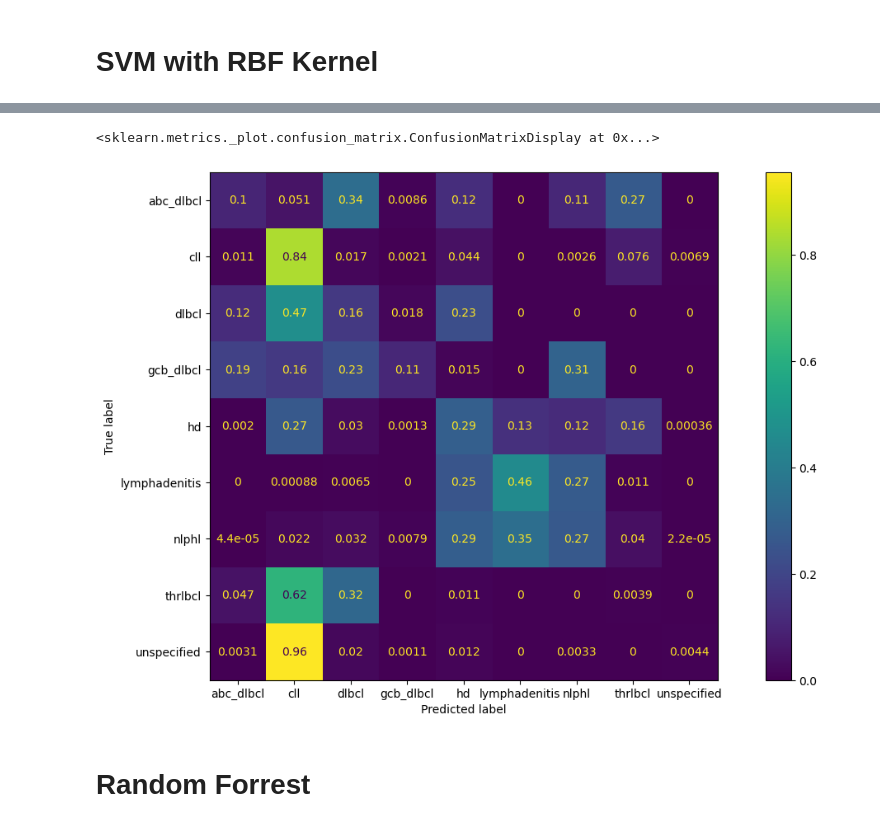
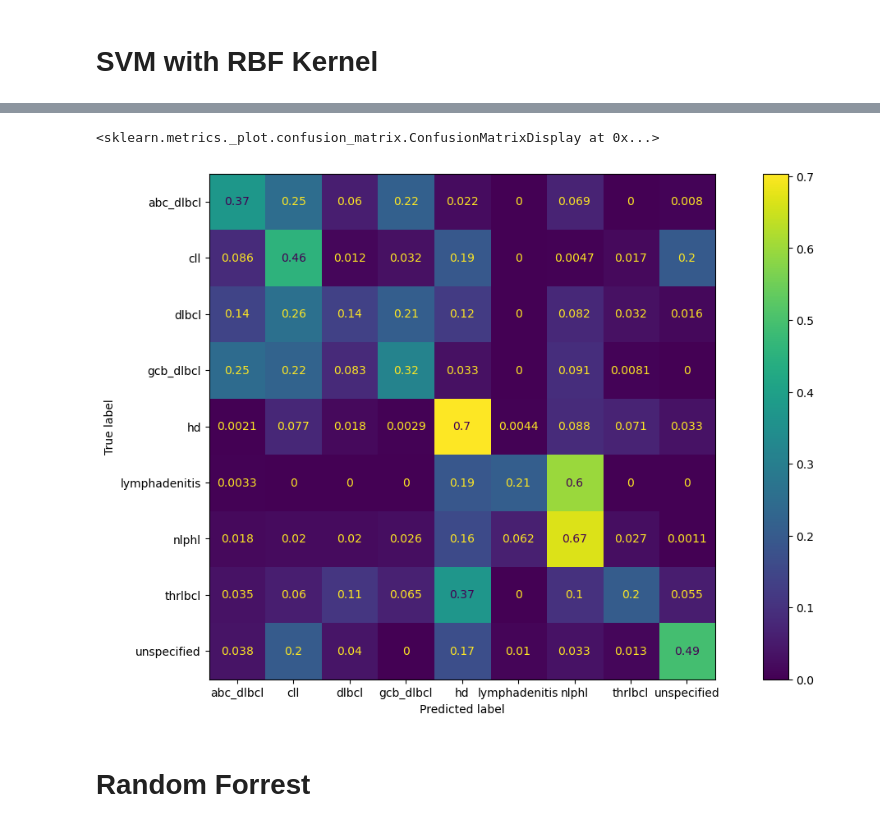
Before and after one commit to paulovic96/immusign, a Jupyter notebook: immusign_data_analysis.ipynb, the cells around one changed output, grey strips where cells are left out. Drawn from its saved outputs; the diff is of its cells as text; code cells hidden in the pictures.

Commit message:
further cleaned analysis and comparison betwenn standard models

```diff
--- a/immusign_data_analysis.ipynb
+++ b/immusign_data_analysis.ipynb
@@ -569,2 +717,0 @@ feature_importance.plot(x='Feature', y='Importance', kind='barh', figsize=(10, 6
-# %%
-y_pred = model_reg.predict(X_test.iloc[:,3:])
@@ -593,5 +717,0 @@ from sklearn.metrics import confusion_matrix, ConfusionMatrixDisplay
-# %%
-cm = confusion_matrix(y_test, y_pred, normalize="true")
-fig, ax = plt.subplots(figsize = (15,8))
-disp = ConfusionMatrixDisplay(confusion_matrix=cm,display_labels=labels)
-disp.plot(ax=ax)
@@ -603,6 +720,24 @@ disp.plot(ax=ax)
 # %%
 from sklearn.svm import SVC
 # %%
-model_svm = SVC(kernel='rbf', max_iter=500)
-model_svm.fit(X_train.iloc[:,5:], y_train)
+fold_preds_svm = []
+shap_values_svm = []
+for i, X_train in enumerate(tqdm(X_train_folds)):
+    y_train = y_train_folds[i]
+    X_test = X_test_folds[i]
+    y_test = y_test_folds[i]
+
+    X_train, y_train = sampler.fit_resample(X_train.iloc[:,6:], y_train)
+
+    model_svm_i = SVC(kernel='rbf', max_iter=500)
+    model_svm_i.fit(X_train, y_train)
+
+    y_pred = model_svm_i.predict(X_test.iloc[:,6:])
+    fold_preds_svm.append(y_pred)
+
+    # Fits the explainer
+    #explainer = shap.Explainer(model_svm_i.predict, X_test.iloc[:,6:])
+    # Calculates the SHAP values - It takes some time
+    #shap_values = explainer(X_test.iloc[:,6:])
+    #shap_values_svm.append(shap_values)
 # %% [output]
@@ -610,2 +749,7 @@ SVC(max_iter=500)
 # %%
-y_pred = model_svm.predict(X_test.iloc[:,5:])
+classification_reports_svm = []
+for i, y_pred in enumerate(tqdm(fold_preds_svm)):
+    classification_reports_svm.append(classification_report(y_test_folds[i], y_pred, target_names=np.asarray(labels),output_dict=True))
+
+average_classification_report_svm = utils.get_averaged_classification_report(classification_reports_svm)
+print(average_classification_report_svm)
@@ -630,11 +772,16 @@ lymphadenitis       0.10      0.46      0.17     13595
 # %%
-cm = confusion_matrix(y_test, y_pred, normalize='true')
+cms = []
+for i, y_pred in enumerate(tqdm(fold_preds_svm)):
+    cm = confusion_matrix(y_test_folds[i], y_pred, normalize="true") # normalize over true values
+    cms.append(cm)
+cms = np.asarray(cms)
+
 fig, ax = plt.subplots(figsize = (15,8))
-disp = ConfusionMatrixDisplay(confusion_matrix=cm,display_labels=labels)
+disp = ConfusionMatrixDisplay(confusion_matrix=np.mean(cms,axis=0),display_labels=labels)
 disp.plot(ax=ax)
 # %% [output]
 <sklearn.metrics._plot.confusion_matrix.ConfusionMatrixDisplay at 0x...>
-[figure, old version]
+[figure, new version]
 # %% [markdown]
 # Random Forrest
 # %%
```
Also changed, not shown: parts of 72 cells of this notebook.
